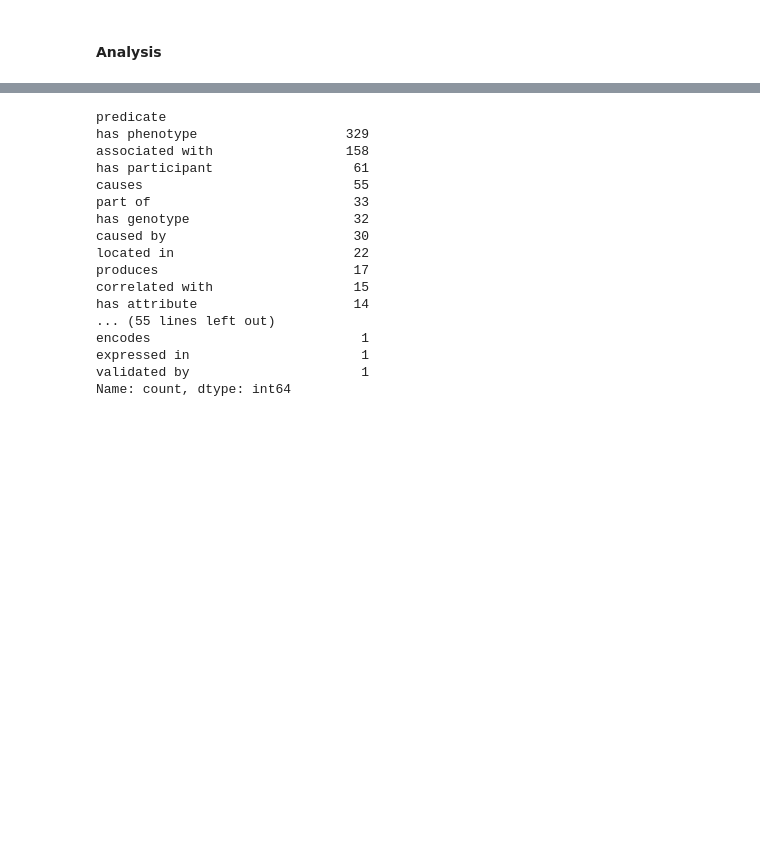
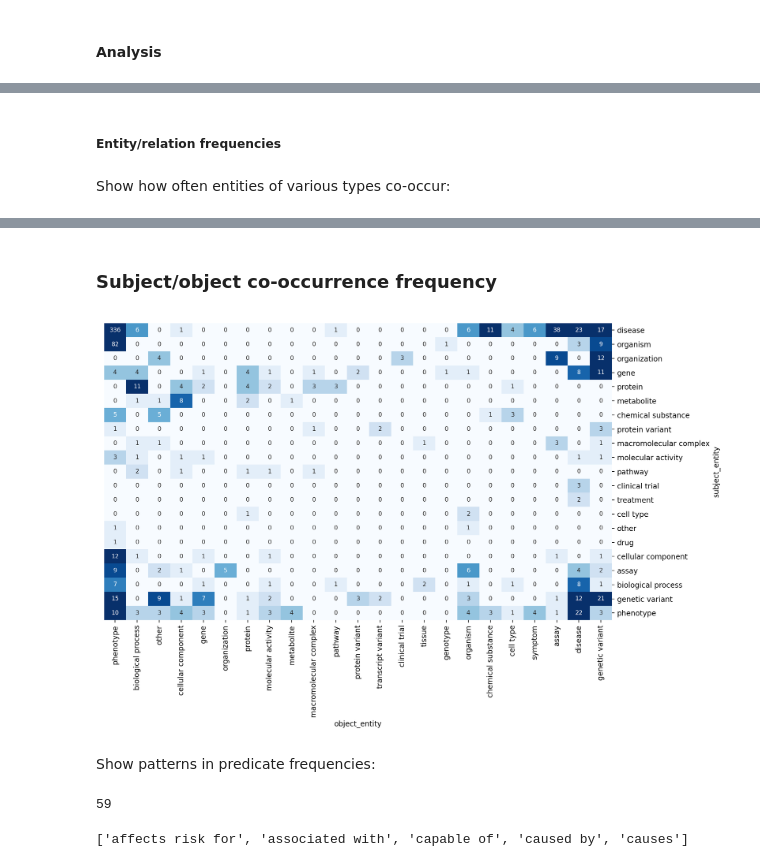
Before and after one commit to eric-czech/ngly1-gpt, a Jupyter notebook: ngly1_gpt/notebooks/relation_extraction.ipynb, the cells around one changed output, grey strips where cells are left out. Cells and saved outputs as stored; diff of their text form; code cells hidden in the pictures; blank space fills up the shorter version.

```diff
--- a/ngly1_gpt/notebooks/relation_extraction.ipynb
+++ b/ngly1_gpt/notebooks/relation_extraction.ipynb
@@ -153,15 +175,25 @@ pd.set_option("display.max_colwidth", None, "display.max_rows", 400, "display.ma
+# %% [markdown]
+##### Entity/relation frequencies
+# %% [markdown]
+Show how often entities of various types co-occur:
 # %%
 (
     relations
     .assign(subject_entity=lambda df: df["subject_entity"].str.replace("[<>]", "", regex=True))
     .assign(object_entity=lambda df: df["object_entity"].str.replace("[<>]", "", regex=True))
     [["subject_entity", "object_entity"]]
-    .value_counts().unstack().fillna(0).astype(int)
+    .value_counts()
+    .unstack()
     .pipe(lambda df: df.loc[
         df.sum(axis=1).sort_values(ascending=False).index,
         df.sum(axis=0).sort_values(ascending=False).index
     ])
-    .style
-    .background_gradient()
-)
+    .pipe(utils.apply, lambda df: display(Markdown('### Subject/object co-occurrence frequency')))
+    .pipe(lambda df: sns.clustermap(
+        df.fillna(0).astype(int), cmap='Blues', figsize=(12, 8),
+        xticklabels=1, yticklabels=1, annot=True, fmt='d', annot_kws={"size": 8},
+        tree_kws={"linewidths": 0.}, vmin=0, vmax=10, cbar_pos=None,
+        dendrogram_ratio=(0, 0)
+    ))
+);
 # %% [output]
@@ -186,20 +200,20 @@ pd.set_option("display.max_colwidth", None, "display.max_rows", 400, "display.ma
+### Subject/object co-occurrence frequency
+[figure, added]
-# %%
-relations.predicate.value_counts().head(100)
-# %% [output]
-predicate
-has phenotype                   329
-associated with                 158
-has participant                  61
-causes                           55
-part of                          33
-has genotype                     32
-caused by                        30
-located in                       22
-produces                         17
-correlated with                  15
-has attribute                    14
-... (55 lines left out)
-encodes                           1
-expressed in                      1
-validated by                      1
-Name: count, dtype: int64
+# %% [markdown]
+Show patterns in predicate frequencies:
+# %%
+expected_predicates = [
+    v
+    for e in (
+        prompt
+        .split('Predicates to extract:')[1]
+        .split('Here is the text to extract relations from:')[0]
+        .split('\n-')
+    )
+    if (v := e.strip())
+]
+display(len(expected_predicates))
+expected_predicates[:5]
+# %% [output]
+59
+['affects risk for', 'associated with', 'capable of', 'caused by', 'causes']
```
Also changed, not shown: parts of 25 cells of this notebook, 5 other files.
